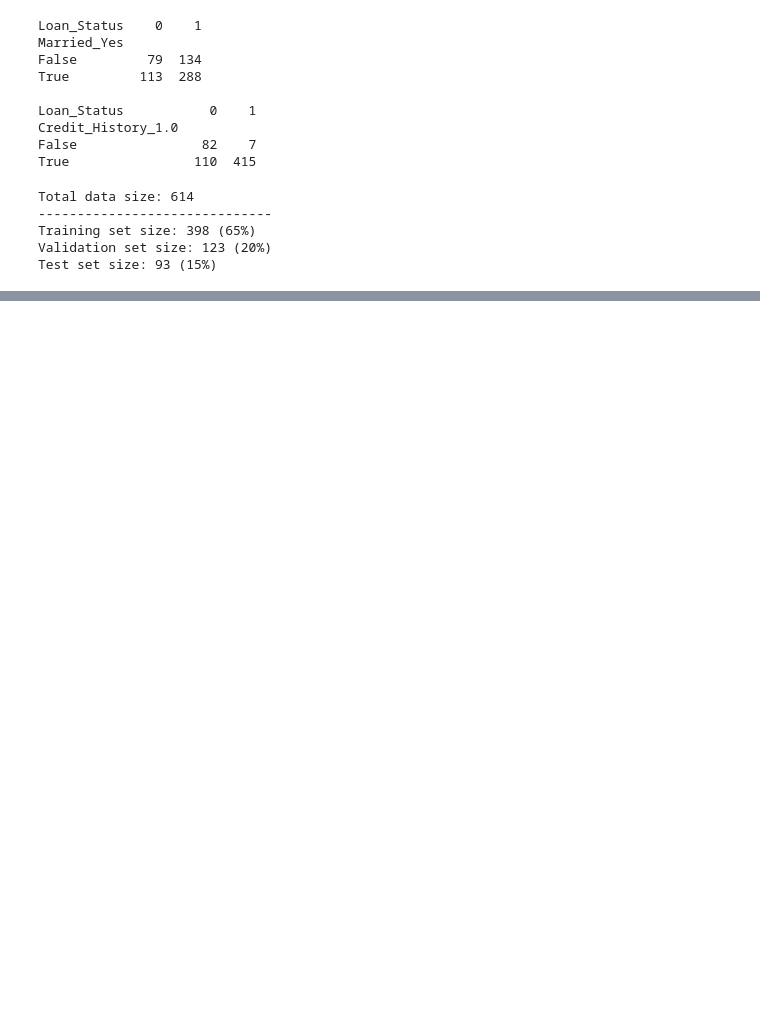
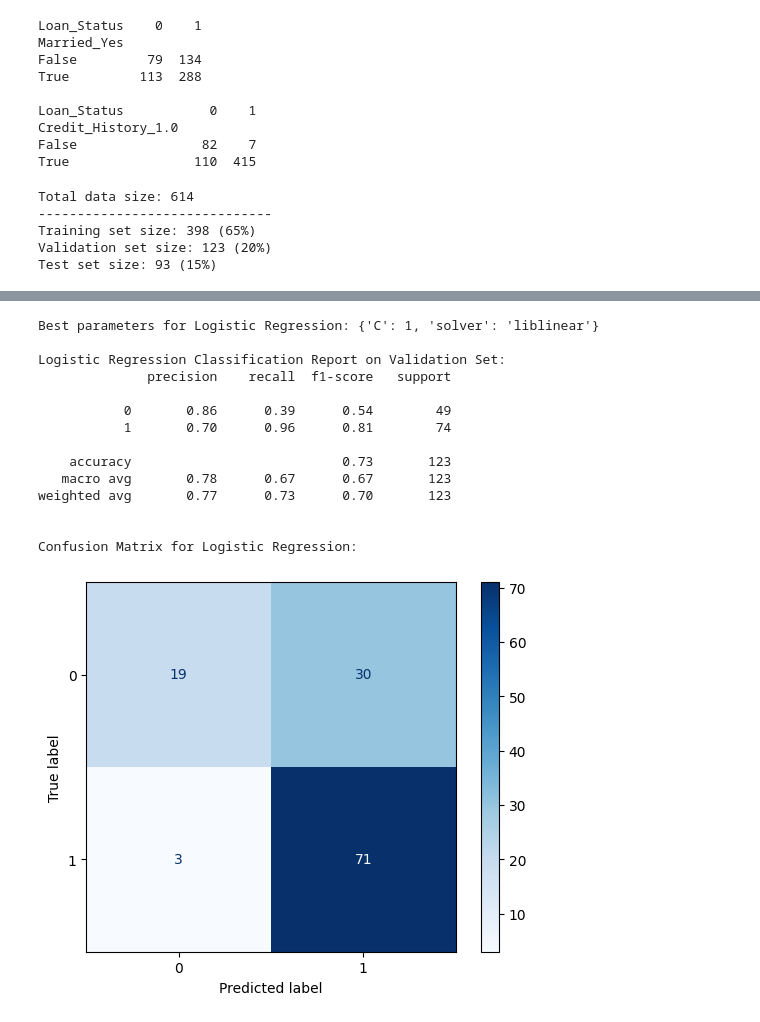
Before and after one commit to marzi-dezfoulianrad/data_science_project_loan, a Jupyter notebook: notebook/loan.ipynb, the cells around one changed output, grey strips where cells are left out. Cells and saved outputs as stored; diff of their text form; code cells hidden in the pictures; blank space fills up the shorter version.

```diff
--- a/notebook/loan.ipynb
+++ b/notebook/loan.ipynb
@@ -46,0 +22,12 @@ For the categorical columns i will use mode too.
+# %%
+# Filling Numerical Values with Median cause they are right skewed
+loan['ApplicantIncome'].fillna(loan['ApplicantIncome'].median(), inplace=True)
+loan['CoapplicantIncome'].fillna(loan['CoapplicantIncome'].median(), inplace=True)
+loan['LoanAmount'].fillna(loan['LoanAmount'].median(), inplace=True)
+
+# Filling Categorical and Discrete Values with Mode
+for col in ['Gender', 'Married', 'Dependents', 'Self_Employed', 'Loan_Amount_Term', 'Credit_History']:
+    loan[col].fillna(loan[col].mode()[0], inplace=True)
+
+print("Missing values after cleaning:")
+print(loan.isna().sum())
@@ -47,7 +70,7 @@ For the categorical columns i will use mode too.
 # %% [markdown]
 Filling NaN values:
 # %%
-loan.update(pd.DataFrame({
+df_processed.update(pd.DataFrame({
 
     # Median
     "ApplicantIncomde":  loan["ApplicantIncome"].fillna(loan["ApplicantIncome"].median()),
@@ -198,10 +221,6 @@ print(loan_hot_encoded[['LoanAmount', 'Total_Income', 'Loan_to_Income_Ratio', 'L
 2        66.0        3000.0              0.022000        2.200000
 3       120.0        4941.0              0.024287        4.000000
 4       141.0        6000.0              0.023500        4.700000
-# %%
-loan_hot_encoded['LoanAmount_Log'] = np.log(loan_hot_encoded['LoanAmount'])
-loan_hot_encoded['ApplicantIncome_Log'] = np.log1p(loan_hot_encoded['ApplicantIncome'])
-loan_hot_encoded['CoapplicantIncome_Log'] = np.log1p(loan_hot_encoded['CoapplicantIncome'])
 # %%
 from sklearn.preprocessing import StandardScaler
 
@@ -233,0 +275,50 @@ ImportError: cannot import name 'SPARSE_ARRAY_PRESENT' from 'sklearn.utils.fixes
+# %%
+from sklearn.linear_model import LogisticRegression
+from sklearn.model_selection import GridSearchCV
+from sklearn.metrics import accuracy_score, classification_report, confusion_matrix, ConfusionMatrixDisplay
+
+X_train_scaled_fixed = X_train_scaled.copy()
+X_train_scaled_fixed['Dependents'] = X_train_scaled_fixed['Dependents'].replace('3+', 3).astype(int)
+
+lr = LogisticRegression(random_state=42, max_iter=1000)
+param_grid_lr = {
+    'C':[0.01, 0.1, 1, 10, 100],
+    'solver':['liblinear', 'saga'],
+}
+
+grid_lr = GridSearchCV(lr, param_grid_lr, cv=5, scoring='f1')
+grid_lr.fit(X_train_scaled_fixed, y_train)
+
+print(f"Best parameters for Logistic Regression: {grid_lr.best_params_}")
+
+best_lr = grid_lr.best_estimator_
+
+X_val_scaled_fixed = X_val_scaled.copy()
+X_val_scaled_fixed['Dependents'] = X_val_scaled_fixed['Dependents'].replace('3+', 3).astype(int)
+
+y_pred_lr = best_lr.predict(X_val_scaled_fixed)
+
+print("\nLogistic Regression Classification Report on Validation Set:")
+print(classification_report(y_val, y_pred_lr))
+
+print("\nConfusion Matrix for Logistic Regression:")
+cm_lr = confusion_matrix(y_val, y_pred_lr)
+disp = ConfusionMatrixDisplay(confusion_matrix=cm_lr)
+disp.plot(cmap='Blues')
+plt.show()
+# %% [output]
+Best parameters for Logistic Regression: {'C': 1, 'solver': 'liblinear'}
+
+Logistic Regression Classification Report on Validation Set:
+              precision    recall  f1-score   support
+
+           0       0.86      0.39      0.54        49
+           1       0.70      0.96      0.81        74
+
+    accuracy                           0.73       123
+   macro avg       0.78      0.67      0.67       123
+weighted avg       0.77      0.73      0.70       123
+
+
+Confusion Matrix for Logistic Regression:
+[figure, added]
```
Also changed, not shown: parts of 23 cells of this notebook.
